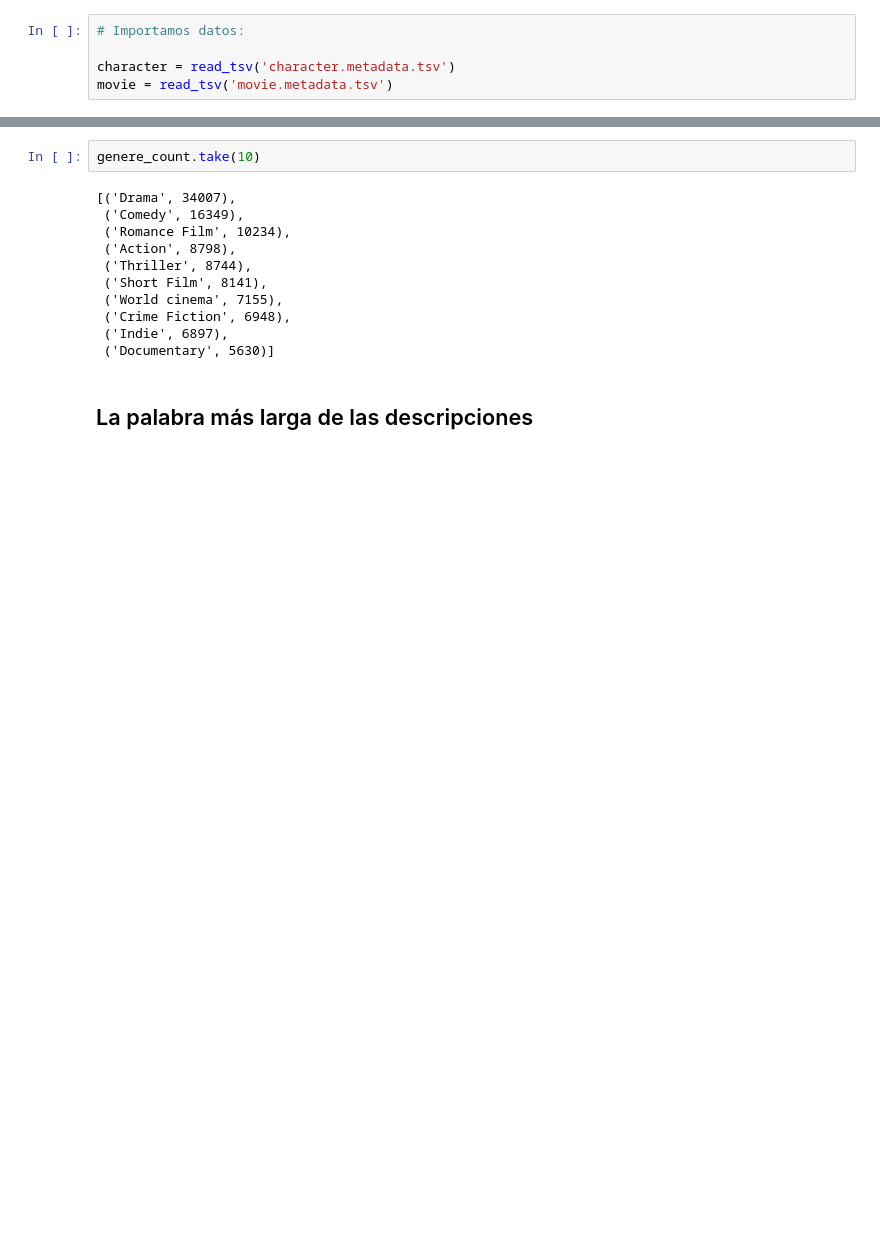
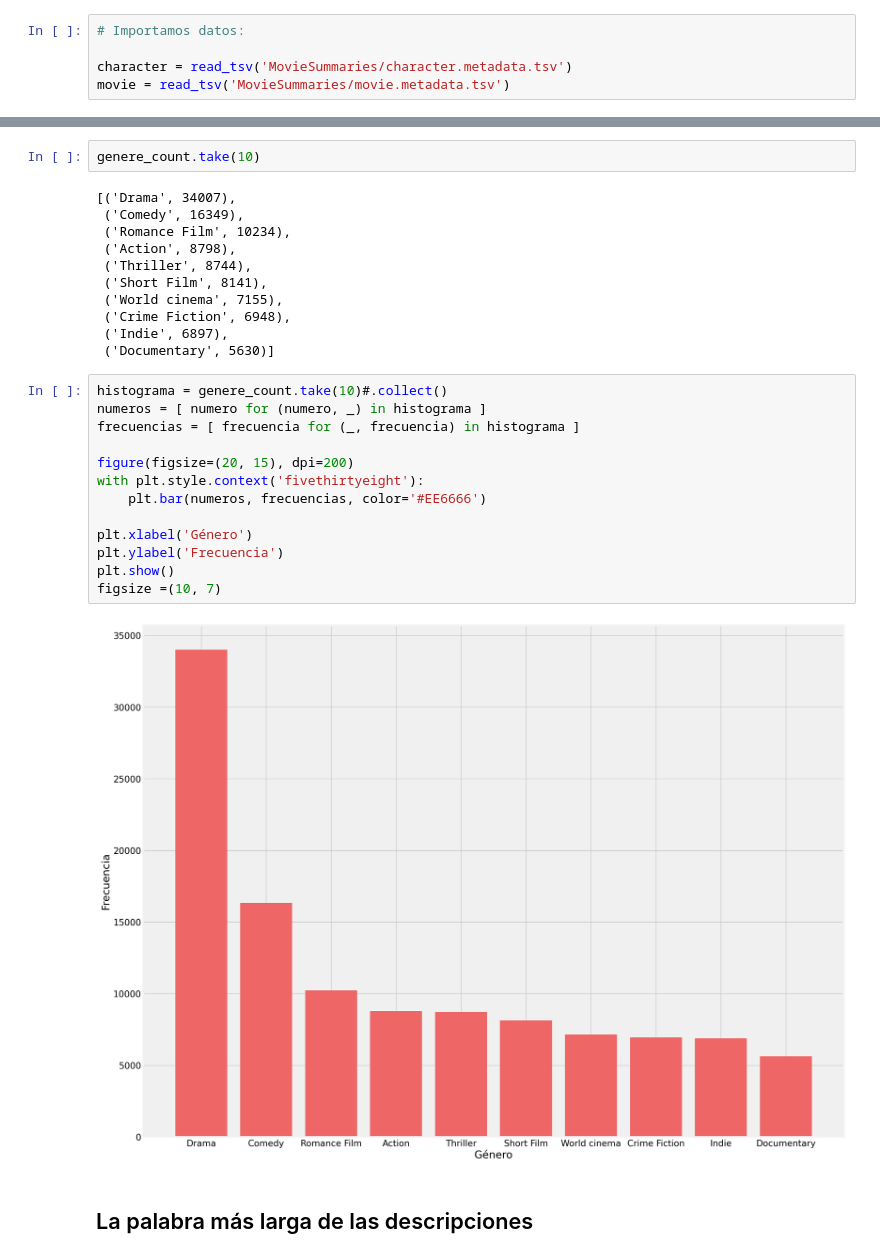
Before and after one commit to danielfrgs/2022_1-Datos-Masivos-I, a Jupyter notebook: Proyectos/P1/P1.ipynb, the cells around one changed output, grey strips where cells are left out. Saved outputs shown, nothing was run; the diff lists cells and outputs as text; blank space fills up the shorter version.

Commit message:
Graphs

```diff
--- a/Proyectos/P1/P1.ipynb
+++ b/Proyectos/P1/P1.ipynb
@@ -68,6 +82,6 @@ def read_txt(direccion):
 # %%
 # Importamos datos:
 
-character = read_tsv('character.metadata.tsv')
-movie = read_tsv('movie.metadata.tsv')
+character = read_tsv('MovieSummaries/character.metadata.tsv')
+movie = read_tsv('MovieSummaries/movie.metadata.tsv')
 # %%
@@ -103,5 +131,20 @@ genere_count.take(10)
  ('Crime Fiction', 6948),
  ('Indie', 6897),
  ('Documentary', 5630)]
+# %%
+histograma = genere_count.take(10)#.collect()
+numeros = [ numero for (numero, _) in histograma ]
+frecuencias = [ frecuencia for (_, frecuencia) in histograma ]
+
+figure(figsize=(20, 15), dpi=200)
+with plt.style.context('fivethirtyeight'):
+    plt.bar(numeros, frecuencias, color='#EE6666')
+
+plt.xlabel('Género')
+plt.ylabel('Frecuencia')
+plt.show()
+figsize =(10, 7)
+# %% [output]
+[figure, added]
 # %% [markdown]
 ## La palabra más larga de las descripciones
```
Also changed, not shown: parts of 27 cells of this notebook.
